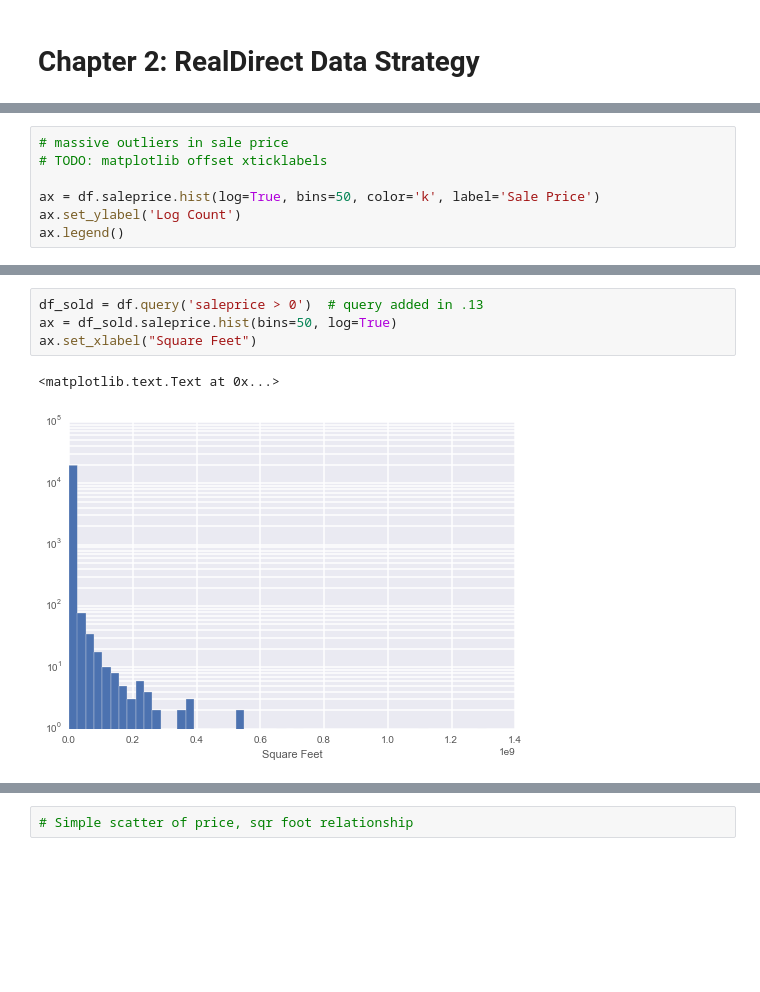
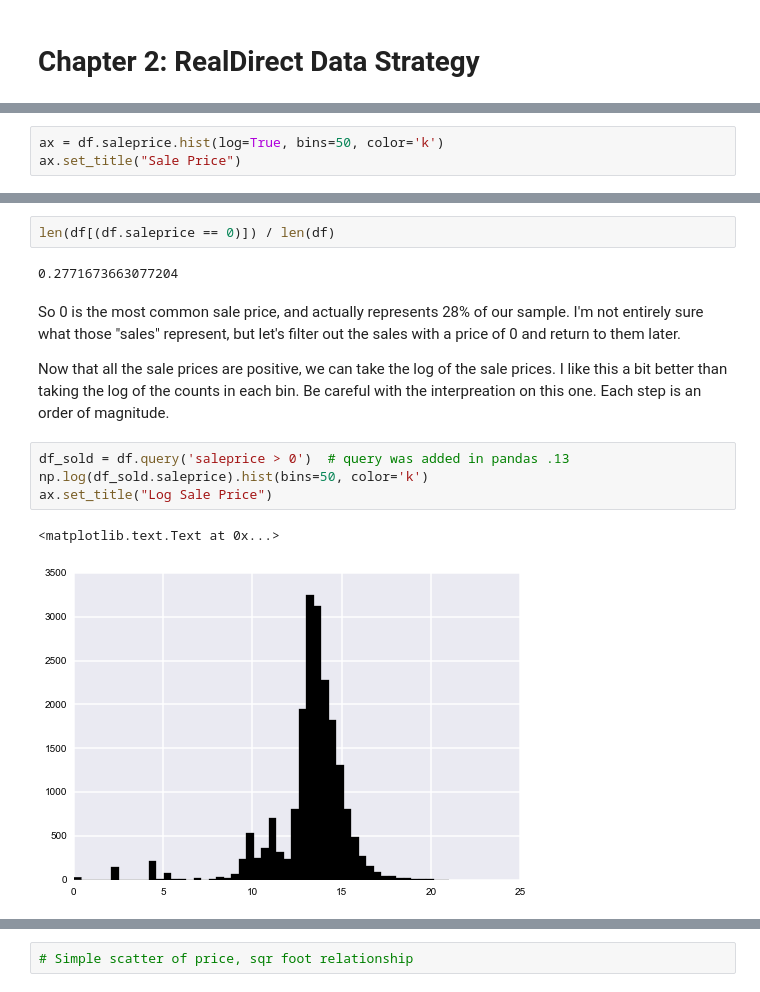
Before and after one commit to TomAugspurger/doing_data_science, a Jupyter notebook: Chapter02--RealDirectDataStrategy.ipynb, the cells around one changed output, grey strips where cells are left out. Drawn from its saved outputs; the diff is of its cells as text; blank space fills up the shorter version.

```diff
--- a/Chapter02--RealDirectDataStrategy.ipynb
+++ b/Chapter02--RealDirectDataStrategy.ipynb
@@ -61,8 +105,4 @@ df = df.rename(columns=lambda x: x.replace('\n', '').replace('-', '_').replace('
 # %%
-# massive outliers in sale price
-# TODO: matplotlib offset xticklabels
-
-ax = df.saleprice.hist(log=True, bins=50, color='k', label='Sale Price')
-ax.set_ylabel('Log Count')
-ax.legend()
+ax = df.saleprice.hist(log=True, bins=50, color='k')
+ax.set_title("Sale Price")
 # %% [output]
@@ -87,7 +123,17 @@ dtype: int64
+# %%
+len(df[(df.saleprice == 0)]) / len(df)
+# %% [output]
+0.2771673663077204
+# %% [markdown]
+So 0 is the most common sale price, and actually represents 28% of our sample. I'm not entirely sure what those "sales" represent, but let's filter out the sales with a price of 0 and return to them later.
+
+Now that all the sale prices are positive, we can take the log of the sale prices. I like this a bit better than
+taking the log of the counts in each bin.
+Be careful with the interpreation on this one. Each step is an order of magnitude.
 # %%
-df_sold = df.query('saleprice > 0')  # query added in .13
-ax = df_sold.saleprice.hist(bins=50, log=True)
-ax.set_xlabel("Square Feet")
+df_sold = df.query('saleprice > 0')  # query was added in pandas .13
+np.log(df_sold.saleprice).hist(bins=50, color='k')
+ax.set_title("Log Sale Price")
 # %% [output]
 <matplotlib.text.Text at 0x...>
-[figure, old version]
+[figure, new version]
```
Also changed, not shown: parts of 31 cells of this notebook.
